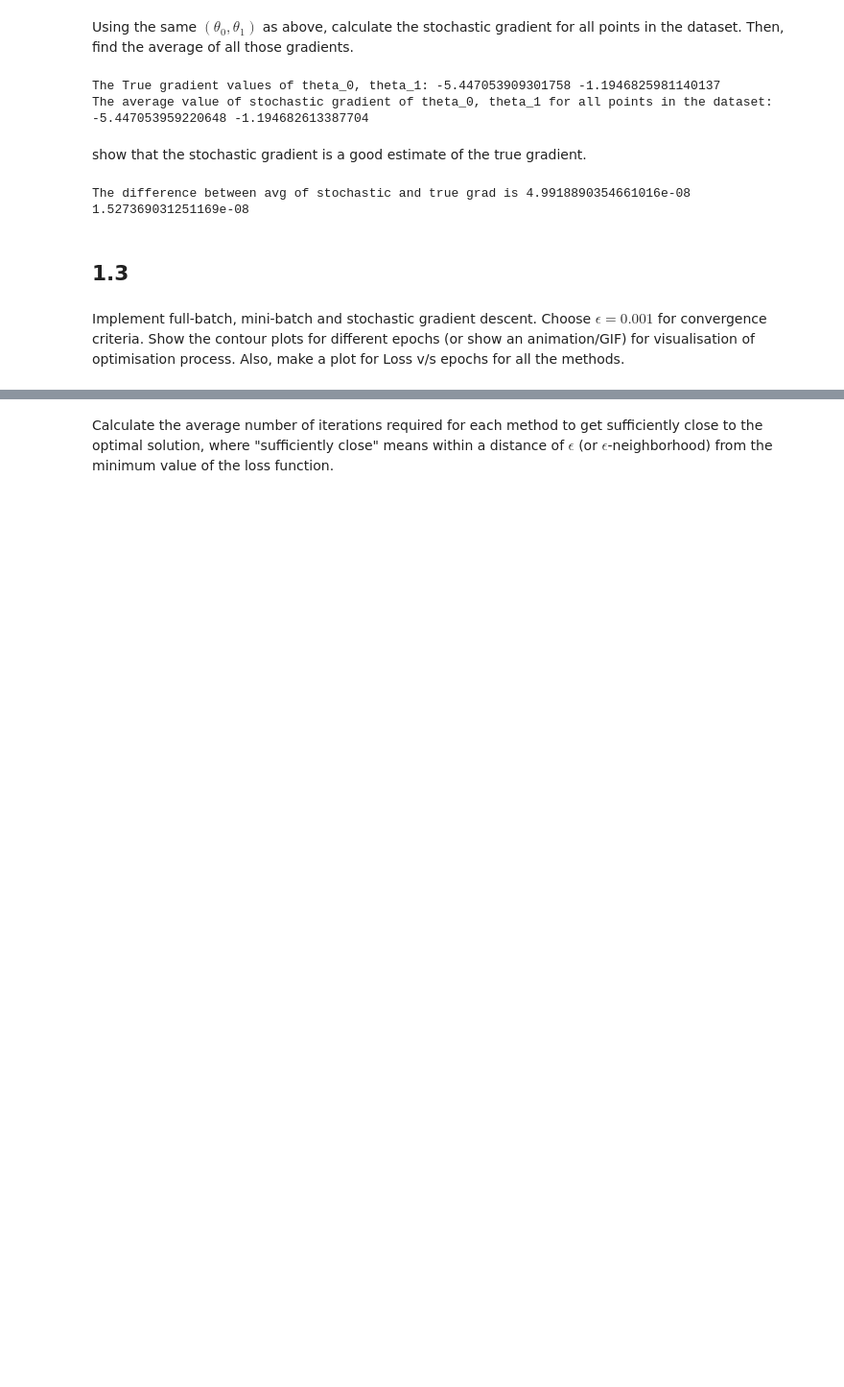
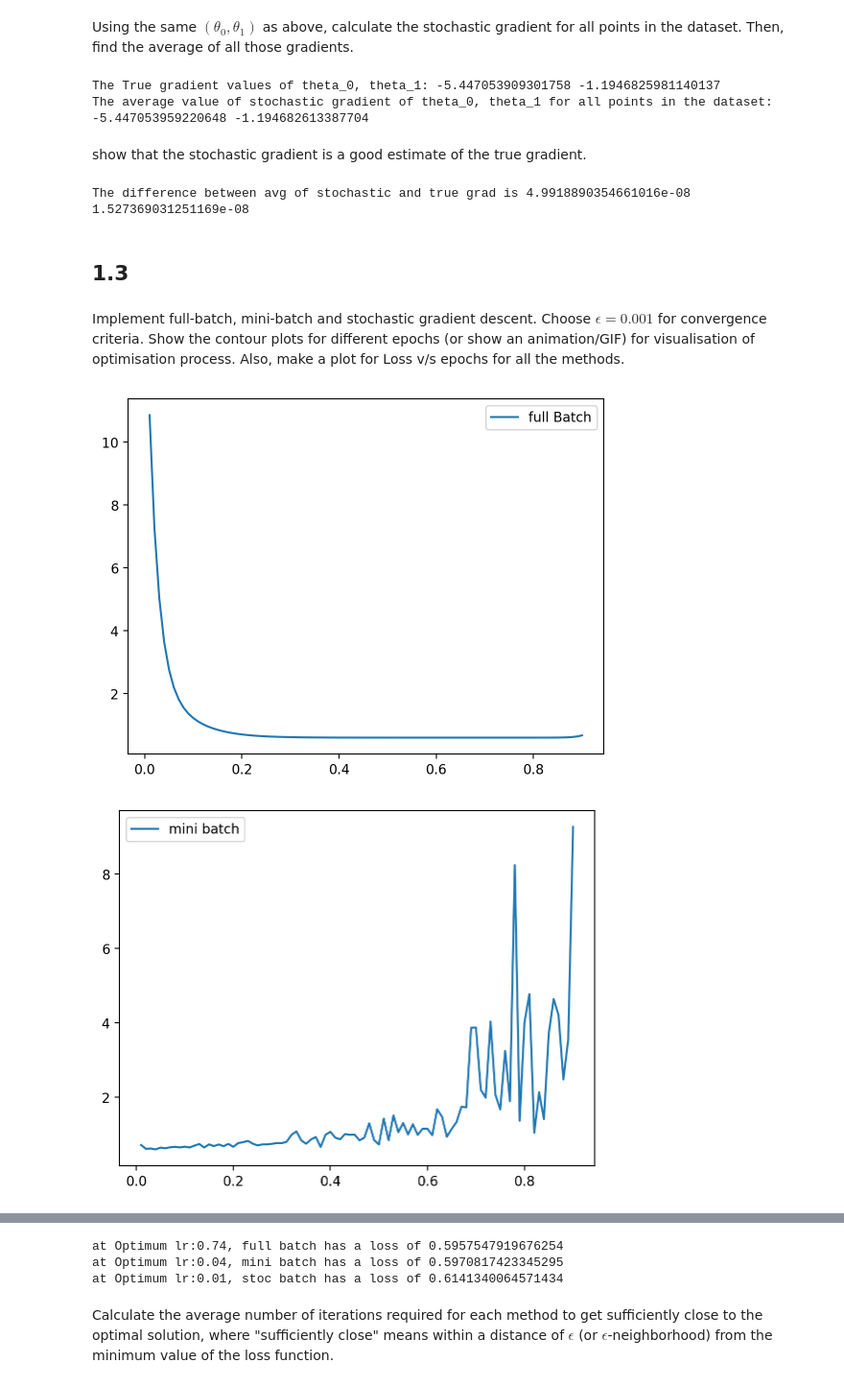
Before and after one commit to shadowscythe03/es335-24-fall-assignment-2, a Jupyter notebook: task_1.ipynb, the cells around one changed output, grey strips where cells are left out. Shown at 96% size. Cells and saved outputs as stored; diff of their text form; code cells hidden in the pictures; blank space fills up the shorter version.

```diff
--- a/task_1.ipynb
+++ b/task_1.ipynb
@@ -274,9 +274,42 @@ def stochastic_grad(x, y,theta_0,theta_1, lr=0.01, epsilon=0.001, epochs= 15):
 
 
     return losses, theta_0.grad.item(), theta_1.grad.item(),t0_hist,t1_hist
-# %%
-theta_0 = torch.tensor(0.0,requires_grad=True)
-theta_1 = torch.tensor(0.0,requires_grad=True)
-losses_full, theta_0_full, theta_1_full, t0_hist_full, t1_hist_full = full_batch_grad(x1_torch, y_torch,theta_0,theta_1,epochs = None)
-losses_mini, theta_0_mini, theta_1_mini, t0_hist_mini, t1_hist_mini = mini_batch_grad(x1_torch,y_torch,theta_0,theta_1,epochs = None)
-losses_stoc, theta_0_stoc, theta_1_stoc, t0_hist_stoc, t1_hist_stoc = stochastic_grad(x1_torch,y_torch,theta_0,theta_1,epochs = None)
+# %%
+learning_rates = np.arange(0.01,1,0.01)
+loss_full= []
+loss_mini = []
+loss_stoc = []
+for lr in learning_rates:
+    theta_0 = torch.tensor(0.0,requires_grad=True)
+    theta_1 = torch.tensor(0.0,requires_grad=True)
+    # print(f'For learing rate {lr} :')
+    losses_full,_,_,_,_= full_batch_grad(x1_torch, y_torch,theta_0,theta_1,lr =lr,epochs = 15)
+    losses_mini,_,_,_,_= mini_batch_grad(x1_torch,y_torch,theta_0,theta_1,lr = lr,epochs = 15)
+    losses_stoc,_,_,_,_= stochastic_grad(x1_torch,y_torch,theta_0,theta_1,lr = lr,epochs = 15)
+    loss_full.append(losses_full[-1])
+    loss_mini.append(losses_mini[-1])
+    loss_stoc.append(losses_stoc[-1])
+
+plt.plot(learning_rates[:90],loss_full[:90],label = 'full Batch')
+plt.legend()
+plt.show()
+plt.plot(learning_rates[:90],loss_mini[:90], label = 'mini batch')
+plt.legend()
+plt.show()
+plt.plot(learning_rates[:75],loss_stoc[:75], label = 'stochastic')
+plt.legend()
+plt.show()
+
+i = np.argmin(loss_full)
+j = np.argmin(loss_mini)
+k = np.argmin(loss_stoc[:80])
+opt_lr_full = learning_rates[i]
+opt_lr_mini = learning_rates[j]
+opt_lr_stoc = learning_rates[k]
+# print(learning_rates)
+print(f'at Optimum lr:{learning_rates[i]}, full batch has a loss of {loss_full[i]}')
+print(f'at Optimum lr:{learning_rates[j]}, mini batch has a loss of {loss_mini[j]}')
+print(f'at Optimum lr:{learning_rates[k]}, stoc batch has a loss of {loss_stoc[k]}')
+# %% [output]
+[figure, added]
+[figure, added]
@@ -283,3 +317,6 @@ losses_stoc, theta_0_stoc, theta_1_stoc, t0_hist_stoc, t1_hist_stoc = stochastic
+at Optimum lr:0.74, full batch has a loss of 0.5957547919676254
+at Optimum lr:0.04, mini batch has a loss of 0.5970817423345295
+at Optimum lr:0.01, stoc batch has a loss of 0.6141340064571434
 # %% [markdown]
 Calculate the average number of iterations required for each method to get sufficiently close to the optimal solution, where "sufficiently close" means within a distance of $\epsilon$ (or $\epsilon$-neighborhood)  from the minimum value of the loss function.
 # %%
```
Also changed, not shown: parts of 7 cells of this notebook.
